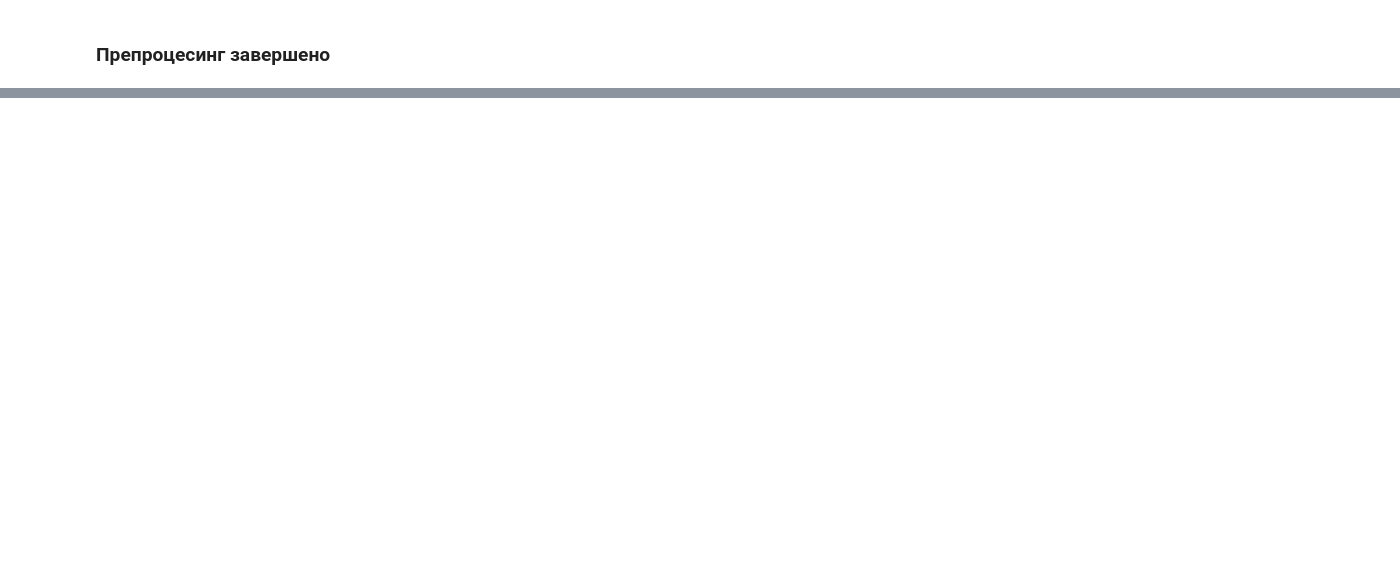
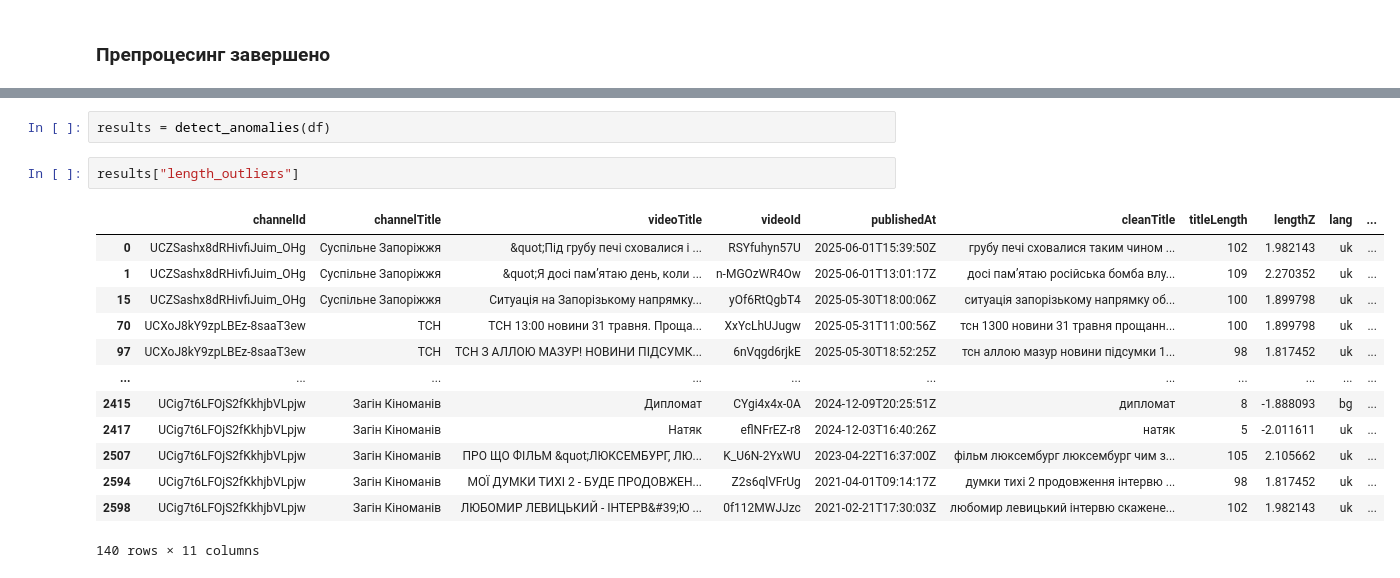
Before and after one commit to pro100jekon/kpi-web-analytics, a Jupyter notebook: lab3.ipynb, the cells around one changed output, grey strips where cells are left out. Saved outputs shown, nothing was run; the diff lists cells and outputs as text; blank space fills up the shorter version.

```diff
--- a/lab3.ipynb
+++ b/lab3.ipynb
@@ -172,0 +222,18 @@ df
+# %%
+results = detect_anomalies(df)
+# %%
+results["length_outliers"]
+# %% [output]
+|  | channelId | channelTitle | videoTitle | videoId | publishedAt | cleanTitle | titleLength | lengthZ | lang | ... |
+| 0 | UCZSashx8dRHivfiJuim_OHg | Суспільне Запоріжжя | &quot;Під грубу печі сховалися і ... | RSYfuhyn57U | 2025-06-01T15:39:50Z | грубу печі сховалися таким чином ... | 102 | 1.982143 | uk | ... |
+| 1 | UCZSashx8dRHivfiJuim_OHg | Суспільне Запоріжжя | &quot;Я досі пам’ятаю день, коли ... | n-MGOzWR4Ow | 2025-06-01T13:01:17Z | досі пам’ятаю російська бомба влу... | 109 | 2.270352 | uk | ... |
+| 15 | UCZSashx8dRHivfiJuim_OHg | Суспільне Запоріжжя | Ситуація на Запорізькому напрямку... | yOf6RtQgbT4 | 2025-05-30T18:00:06Z | ситуація запорізькому напрямку об... | 100 | 1.899798 | uk | ... |
+| 70 | UCXoJ8kY9zpLBEz-8saaT3ew | ТСН | ТСН 13:00 новини 31 травня. Проща... | XxYcLhUJugw | 2025-05-31T11:00:56Z | тсн 1300 новини 31 травня прощанн... | 100 | 1.899798 | uk | ... |
+| 97 | UCXoJ8kY9zpLBEz-8saaT3ew | ТСН | ТСН З АЛЛОЮ МАЗУР! НОВИНИ ПІДСУМК... | 6nVqgd6rjkE | 2025-05-30T18:52:25Z | тсн аллою мазур новини підсумки 1... | 98 | 1.817452 | uk | ... |
+| ... | ... | ... | ... | ... | ... | ... | ... | ... | ... | ... |
+| 2415 | UCig7t6LFOjS2fKkhjbVLpjw | Загін Кіноманів | Дипломат | CYgi4x4x-0A | 2024-12-09T20:25:51Z | дипломат | 8 | -1.888093 | bg | ... |
+| 2417 | UCig7t6LFOjS2fKkhjbVLpjw | Загін Кіноманів | Натяк | eflNFrEZ-r8 | 2024-12-03T16:40:26Z | натяк | 5 | -2.011611 | uk | ... |
+| 2507 | UCig7t6LFOjS2fKkhjbVLpjw | Загін Кіноманів | ПРО ЩО ФІЛЬМ &quot;ЛЮКСЕМБУРГ, ЛЮ... | K_U6N-2YxWU | 2023-04-22T16:37:00Z | фільм люксембург люксембург чим з... | 105 | 2.105662 | uk | ... |
+| 2594 | UCig7t6LFOjS2fKkhjbVLpjw | Загін Кіноманів | МОЇ ДУМКИ ТИХІ 2 - БУДЕ ПРОДОВЖЕН... | Z2s6qlVFrUg | 2021-04-01T09:14:17Z | думки тихі 2 продовження інтервю ... | 98 | 1.817452 | uk | ... |
+| 2598 | UCig7t6LFOjS2fKkhjbVLpjw | Загін Кіноманів | ЛЮБОМИР ЛЕВИЦЬКИЙ - ІНТЕРВ&#39;Ю ... | 0f112MWJJzc | 2021-02-21T17:30:03Z | любомир левицький інтервю скажене... | 102 | 1.982143 | uk | ... |
+140 rows × 11 columns
```
Also changed, not shown: parts of 12 cells of this notebook.
